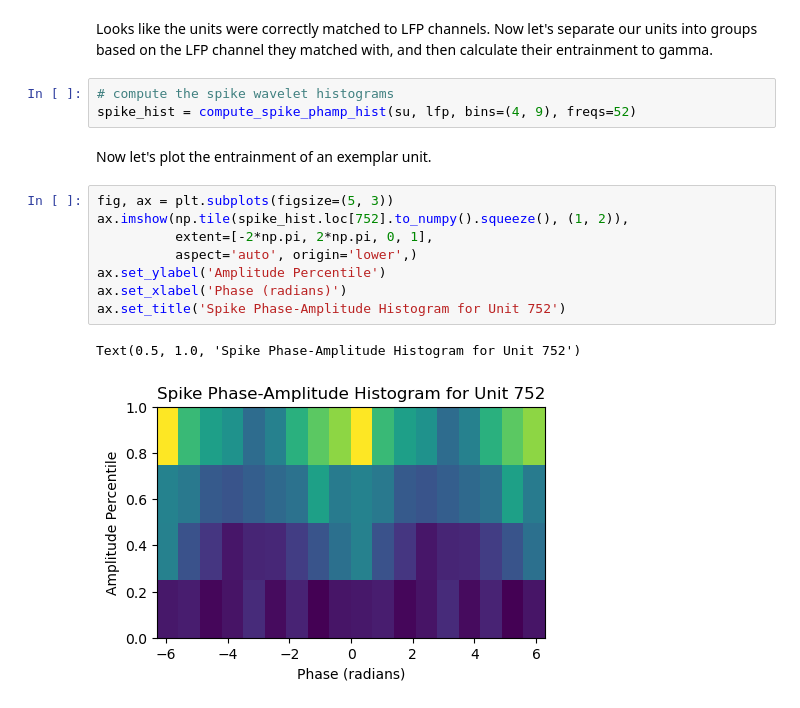
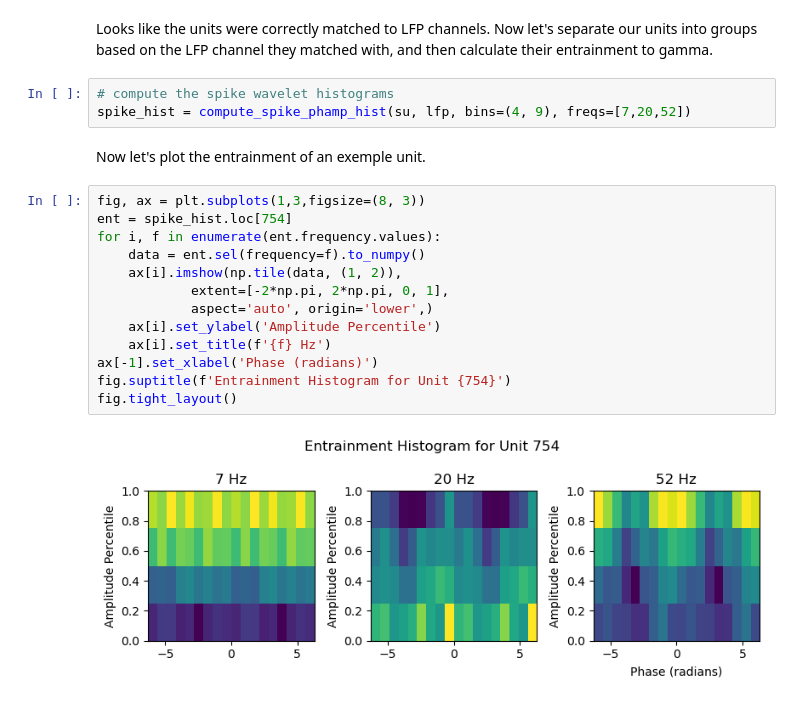
Before and after one commit to dbheadley/mimo_pack, a Jupyter notebook: tutorials/AnalyzeLFPSpectral.ipynb, the cells around one changed output. Drawn from its saved outputs; the diff is of its cells as text.

Commit message:
added entrainment measurement for multiple frequencies

```diff
--- a/tutorials/AnalyzeLFPSpectral.ipynb
+++ b/tutorials/AnalyzeLFPSpectral.ipynb
@@ -361,17 +361,21 @@ ax = unit_lfp_mapping(su, lfp)
 Looks like the units were correctly matched to LFP channels. Now let's separate our units into groups based on the LFP channel they matched with, and then calculate their entrainment to gamma.
 # %%
 # compute the spike wavelet histograms
-spike_hist = compute_spike_phamp_hist(su, lfp, bins=(4, 9), freqs=52)
+spike_hist = compute_spike_phamp_hist(su, lfp, bins=(4, 9), freqs=[7,20,52])
 # %% [markdown]
-Now let's plot the entrainment of an exemplar unit.
+Now let's plot the entrainment of an exemple unit.
 # %%
-fig, ax = plt.subplots(figsize=(5, 3))
-ax.imshow(np.tile(spike_hist.loc[752].to_numpy().squeeze(), (1, 2)),
-          extent=[-2*np.pi, 2*np.pi, 0, 1],
-          aspect='auto', origin='lower',)
-ax.set_ylabel('Amplitude Percentile')
-ax.set_xlabel('Phase (radians)')
-ax.set_title('Spike Phase-Amplitude Histogram for Unit 752')
+fig, ax = plt.subplots(1,3,figsize=(8, 3))
+ent = spike_hist.loc[754]
+for i, f in enumerate(ent.frequency.values):
+    data = ent.sel(frequency=f).to_numpy()
+    ax[i].imshow(np.tile(data, (1, 2)),
+            extent=[-2*np.pi, 2*np.pi, 0, 1],
+            aspect='auto', origin='lower',)
+    ax[i].set_ylabel('Amplitude Percentile')
+    ax[i].set_title(f'{f} Hz')
+ax[-1].set_xlabel('Phase (radians)')
+fig.suptitle(f'Entrainment Histogram for Unit {754}')
+fig.tight_layout()
 # %% [output]
-Text(0.5, 1.0, 'Spike Phase-Amplitude Histogram for Unit 752')
-[figure, old version]
+[figure, new version]
```
Also changed, not shown: 1 other file.
